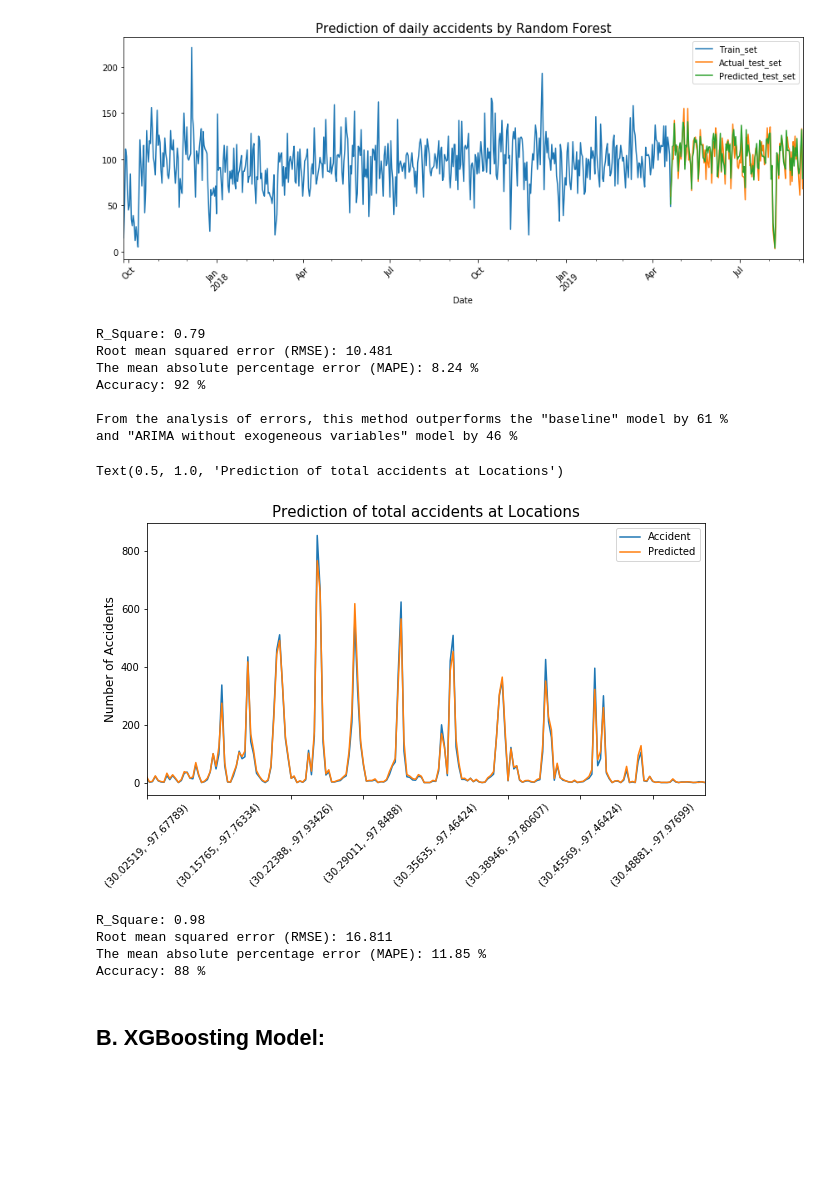
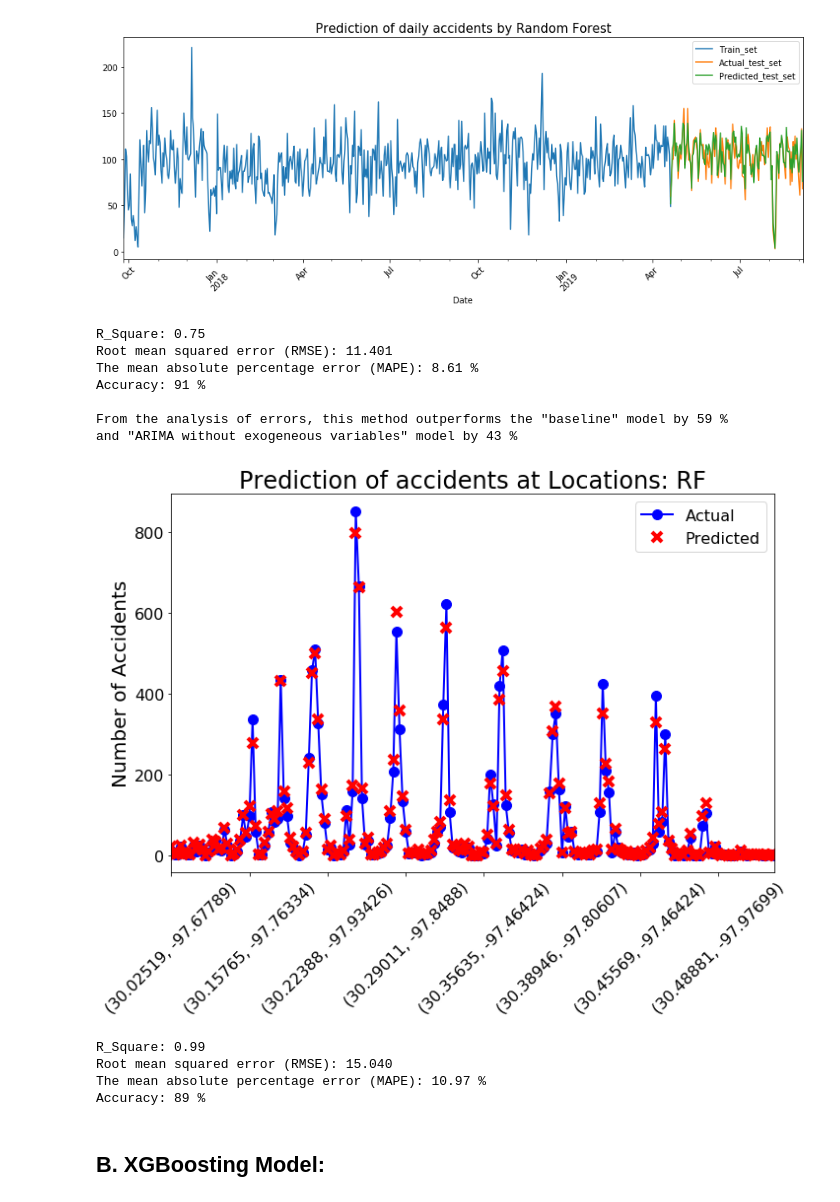
Before and after one commit to rameshadhikari1/Project1, a Jupyter notebook: datafiles/time_series_and_predictive_machine_learning_project1.ipynb, the cells around one changed output. Saved outputs shown, nothing was run; the diff lists cells and outputs as text; code cells hidden in the pictures; blank space fills up the shorter version.

```diff
--- a/datafiles/time_series_and_predictive_machine_learning_project1.ipynb
+++ b/datafiles/time_series_and_predictive_machine_learning_project1.ipynb
@@ -599,12 +599,12 @@ plt.savefig('rf_cv.pdf')
 #### Tuning the Hyperparameters using RandomizedSearchCV:
 # %%
 # Setup the hyperparameter grid for a random forest gridsearch
-param_grid = {'rf__max_features': np.arange(0.1, 1.0, 0.1),
-              'rf__n_estimators': np.arange(10, 200, 20),
+param_grid = {'rf__max_features': np.arange(0.4, 1.0, 0.2),
+              'rf__n_estimators': np.arange(100, 200, 20),
               'rf__criterion': ['mse'],#, 'mae'],
               'rf__bootstrap': [True],#, False],
               'rf__verbose': [1],
-              'rf__max_depth': np.arange(5, 10, 1)}
+              'rf__max_depth': np.arange(4, 10, 1)}
 # %%
 # Instantiate the RandomizedSearchCV object:
 model_cv = RandomizedSearchCV(pipe, param_grid, cv=5,
@@ -712,30 +719,45 @@ print('From the analysis of errors, '
       'and "ARIMA without exogeneous variables" model by {1:.0f}' \
       .format(mape_perf_rf, mape_perf_rf1),'%')
 # %% [output]
-R_Square: 0.79
-Root mean squared error (RMSE): 10.481
-The mean absolute percentage error (MAPE): 8.24 %
-Accuracy: 92 %
+R_Square: 0.75
+Root mean squared error (RMSE): 11.401
+The mean absolute percentage error (MAPE): 8.61 %
+Accuracy: 91 %
 
-From the analysis of errors, this method outperforms the "baseline" model by 61 %
-and "ARIMA without exogeneous variables" model by 46 %
+From the analysis of errors, this method outperforms the "baseline" model by 59 %
+and "ARIMA without exogeneous variables" model by 43 %
 # %%
-fig, ax = plt.subplots(figsize=(10, 5))
-yl_ap.plot(ax=ax)
-plt.xticks(rotation=45)
+fig, ax = plt.subplots(figsize=(10, 8))
+yl_ap['Accident'].plot(label='Actual',
+                       marker='o',
+                       markersize=10,
+                       linewidth=2,
+                       color='b',
+                       ax=ax)
+yl_ap['Predicted'].plot(label='Predicted',
+                        marker='x',
+                        markersize=10,
+                        markeredgewidth=4,
+                        linewidth=0,
+                        ax=ax,
+                        color='r')
+plt.xticks(rotation=45, fontsize=16)
+plt.yticks(fontsize=16)
+plt.legend(fontsize=16)
 plt.xlabel('')
-plt.ylabel('Number of Accidents', fontsize=12)
-plt.title('Prediction of total accidents at Locations', fontsize=15)
+plt.ylabel('Number of Accidents', fontsize=20)
+plt.title('Prediction of accidents at Locations: RF', fontsize=24)
+plt.tight_layout()
+plt.savefig('rf_location_accidents.pdf')
 # %% [output]
-Text(0.5, 1.0, 'Prediction of total accidents at Locations')
-[figure, old version]
+[figure, new version]
 # %%
 rf_loc_rsq, rf_loc_rmse, rf_loc_mape = rmse_mae(yl_ap.Accident, yl_ap.Predicted)
 # %% [output]
-R_Square: 0.98
-Root mean squared error (RMSE): 16.811
-The mean absolute percentage error (MAPE): 11.85 %
-Accuracy: 88 %
+R_Square: 0.99
+Root mean squared error (RMSE): 15.040
+The mean absolute percentage error (MAPE): 10.97 %
+Accuracy: 89 %
 # %% [markdown]
 ## B. XGBoosting Model:
 # %%
```
Also changed, not shown: parts of 26 cells of this notebook, 1 other file.
